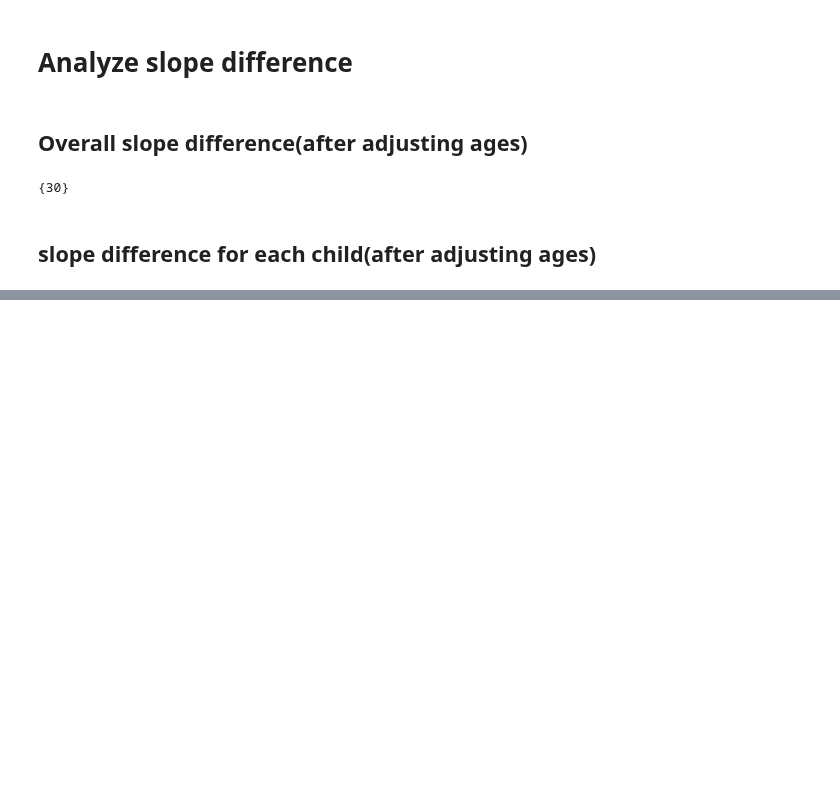
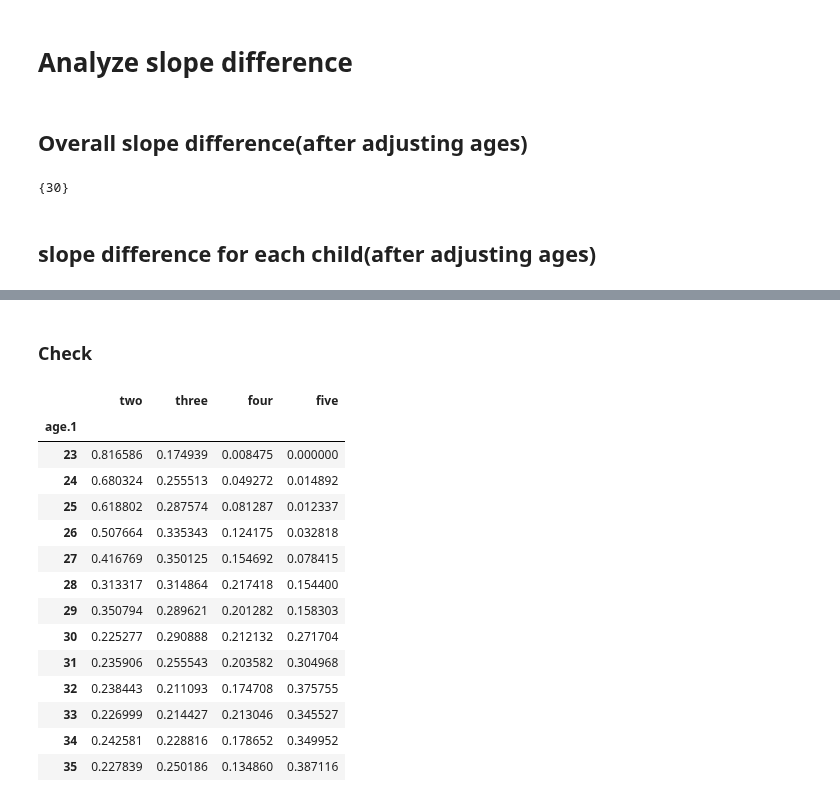
Before and after one commit to qxu1994/Two-word-stage, a Jupyter notebook: Manchester.ipynb, the cells around one changed output, grey strips where cells are left out. Drawn from its saved outputs; the diff is of its cells as text; code cells hidden in the pictures; blank space fills up the shorter version.

```diff
--- a/Manchester.ipynb
+++ b/Manchester.ipynb
@@ -274,2 +291,23 @@ children = df_perageno1.corpus.unique()
+# %% [markdown]
+### Check
+# %%
+# liz get the maximum slope difference at 24 months, although her two-word utterances became stable not until 30 months old
+df_perageno1.loc[df_perageno1['corpus'] == r'Manchester/liz/liz'].groupby('age.1').mean()
+# %% [output]
+|  | two | three | four | five |
+| age.1 |  |  |  |  |
+| 23 | 0.816586 | 0.174939 | 0.008475 | 0.000000 |
+| 24 | 0.680324 | 0.255513 | 0.049272 | 0.014892 |
+| 25 | 0.618802 | 0.287574 | 0.081287 | 0.012337 |
+| 26 | 0.507664 | 0.335343 | 0.124175 | 0.032818 |
+| 27 | 0.416769 | 0.350125 | 0.154692 | 0.078415 |
+| 28 | 0.313317 | 0.314864 | 0.217418 | 0.154400 |
+| 29 | 0.350794 | 0.289621 | 0.201282 | 0.158303 |
+| 30 | 0.225277 | 0.290888 | 0.212132 | 0.271704 |
+| 31 | 0.235906 | 0.255543 | 0.203582 | 0.304968 |
+| 32 | 0.238443 | 0.211093 | 0.174708 | 0.375755 |
+| 33 | 0.226999 | 0.214427 | 0.213046 | 0.345527 |
+| 34 | 0.242581 | 0.228816 | 0.178652 | 0.349952 |
+| 35 | 0.227839 | 0.250186 | 0.134860 | 0.387116 |
 # %%
 for child in children:
```
Also changed, not shown: parts of 2 cells of this notebook.
